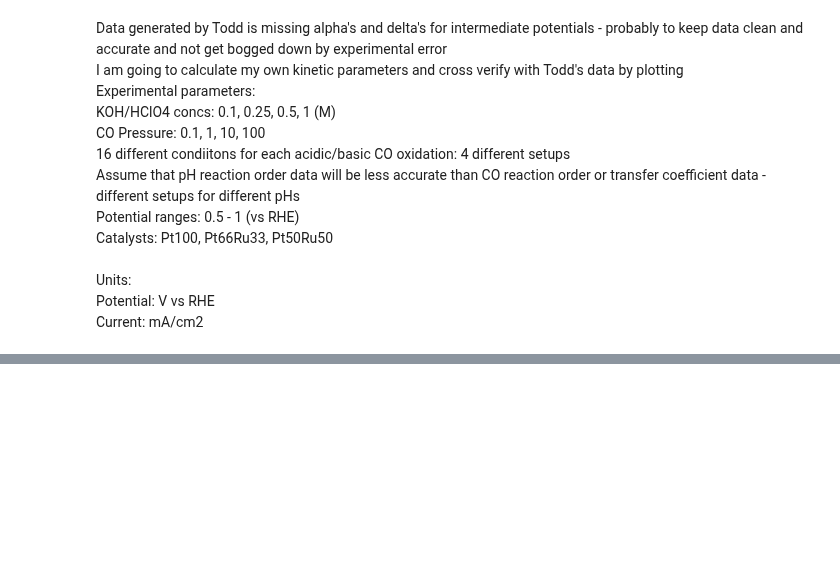
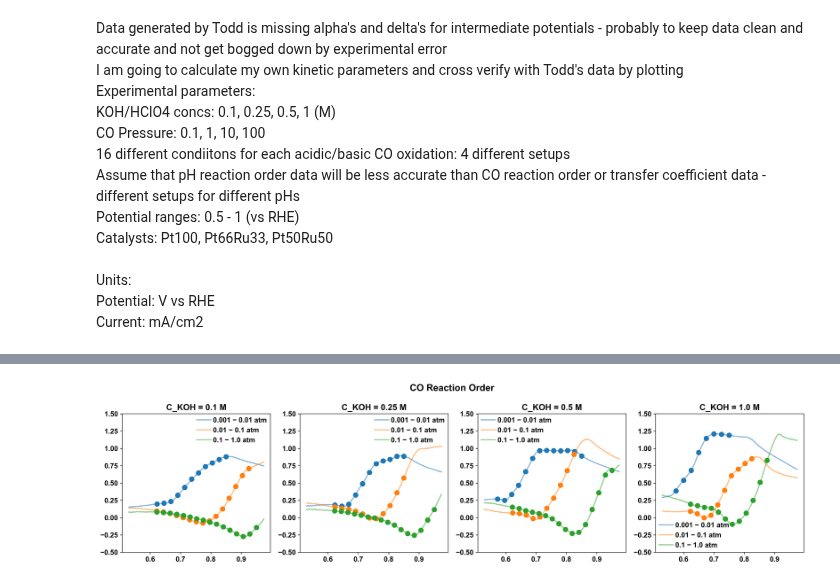
Before and after one commit to awasthivarun/MKM, a Jupyter notebook: CO_oxidation/preprocessing.ipynb, the cells around one changed output, grey strips where cells are left out. Saved outputs shown, nothing was run; the diff lists cells and outputs as text; code cells hidden in the pictures; blank space fills up the shorter version.

```diff
--- a/CO_oxidation/preprocessing.ipynb
+++ b/CO_oxidation/preprocessing.ipynb
@@ -185,11 +194,47 @@ plt.tight_layout()
 
 delta_CO_todd_raw = pd.read_excel('Summary_CO_order.xlsx', sheet_name='Pt100 KOH')
 delta_CO_todd = {}
-for i, C_KOH in enumerate(C_KOH_list):
+conditions_delta_CO = list(itertools.product(C_KOH_list, P_CO_list[0:-1]))
+for i, (C_KOH, P_CO) in enumerate(conditions_delta_CO):
     col_idx = i * 2
     subset = delta_CO_todd_raw.iloc[3:, col_idx : col_idx+2].copy()
     subset.columns = ['E', 'delta_CO']
     subset = subset.dropna()
-    delta_CO_todd[(C_KOH)] = subset
+    delta_CO_todd[(C_KOH, P_CO)] = subset
 # %%
 # Calculate delta_CO from current data
+
+for (C_KOH, P_CO) in conditions_delta_CO:
+    condition = (C_KOH, P_CO)
+    idx = int(np.where(P_CO_list == P_CO)[0][0])
+    E = experiments_interp[condition]['E']
+    j_1 = experiments_interp[(C_KOH, P_CO)]['j']
+    j_2 = experiments_interp[(C_KOH, P_CO_list[idx + 1])]['j']
+
+    delta_CO = (np.log(j_2) - np.log(j_1)) / (np.log(P_CO_list[idx + 1]) - np.log(P_CO))
+    experiments_interp[condition]['delta_CO'] = delta_CO
+# %%
+# Plotting delta_CO
+
+fig = plt.figure(figsize=(17, 4.5))
+fig.suptitle('CO Reaction Order', fontsize=16, fontweight='bold')
+for i, target_KOH in enumerate(C_KOH_list):
+    plt.subplot(1, 4, i + 1)
+    plt.title(f'C_KOH = {target_KOH} M')
+    for (C_KOH, P_CO) in conditions_delta_CO:
+        if C_KOH == target_KOH:
+            E = experiments_interp[(C_KOH, P_CO)]['E']
+            delta_CO = experiments_interp[(C_KOH, P_CO)]['delta_CO']
+            idx = int(np.where(P_CO_list == P_CO)[0][0])
+            P_CO_2 = P_CO_list[idx + 1]
+            line, = plt.plot(E, delta_CO, label=f'{P_CO} - {P_CO_2} atm', alpha=0.5)
+
+            E_todd = delta_CO_todd[(C_KOH, P_CO)]['E']
+            delta_CO_todd_val = delta_CO_todd[(C_KOH, P_CO)]['delta_CO']
+            plt.plot(E_todd, delta_CO_todd_val, 'o', markersize=8, color=line.get_color())
+
+    plt.legend()
+    plt.ylim(-0.5, 1.5)
+plt.tight_layout()
+# %% [output]
+[figure, added]
```
Also changed, not shown: parts of 6 cells of this notebook, 2 other files.
